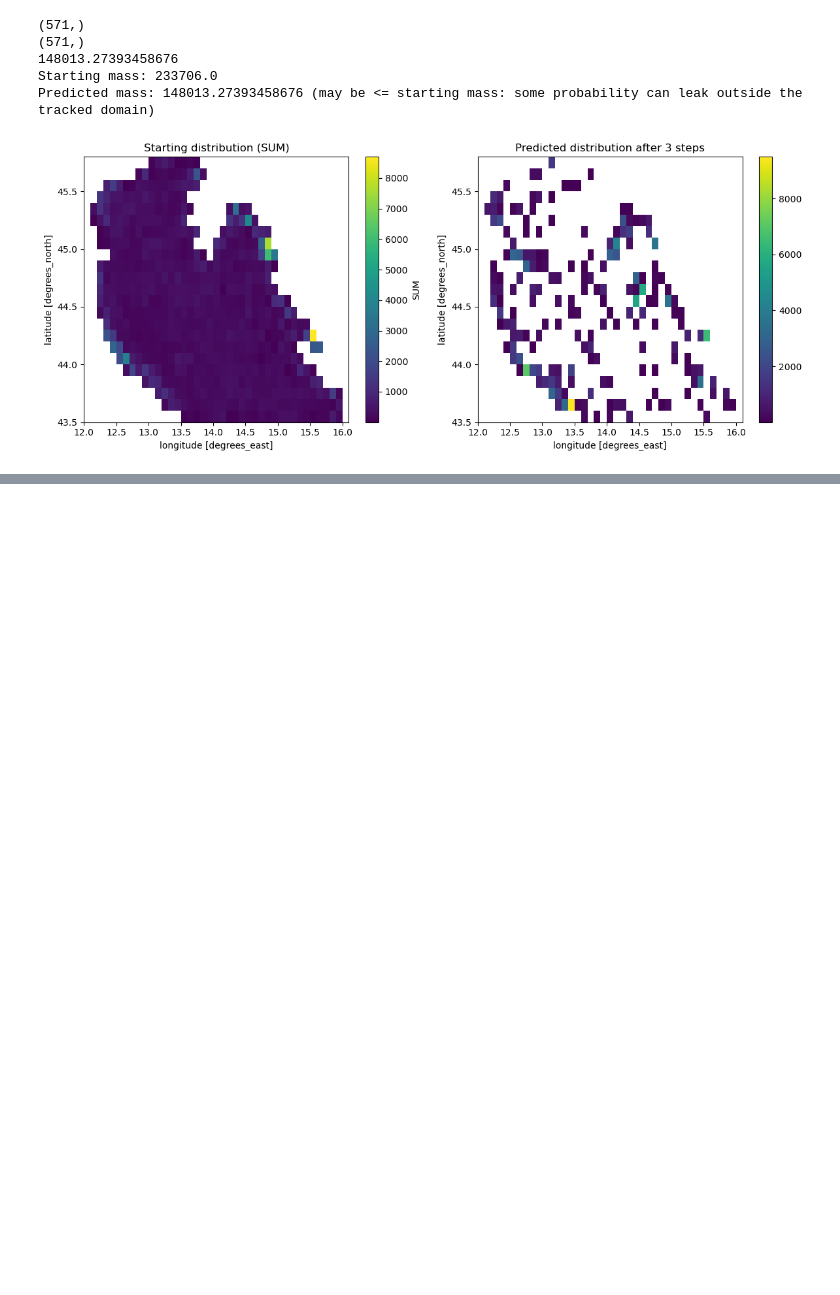
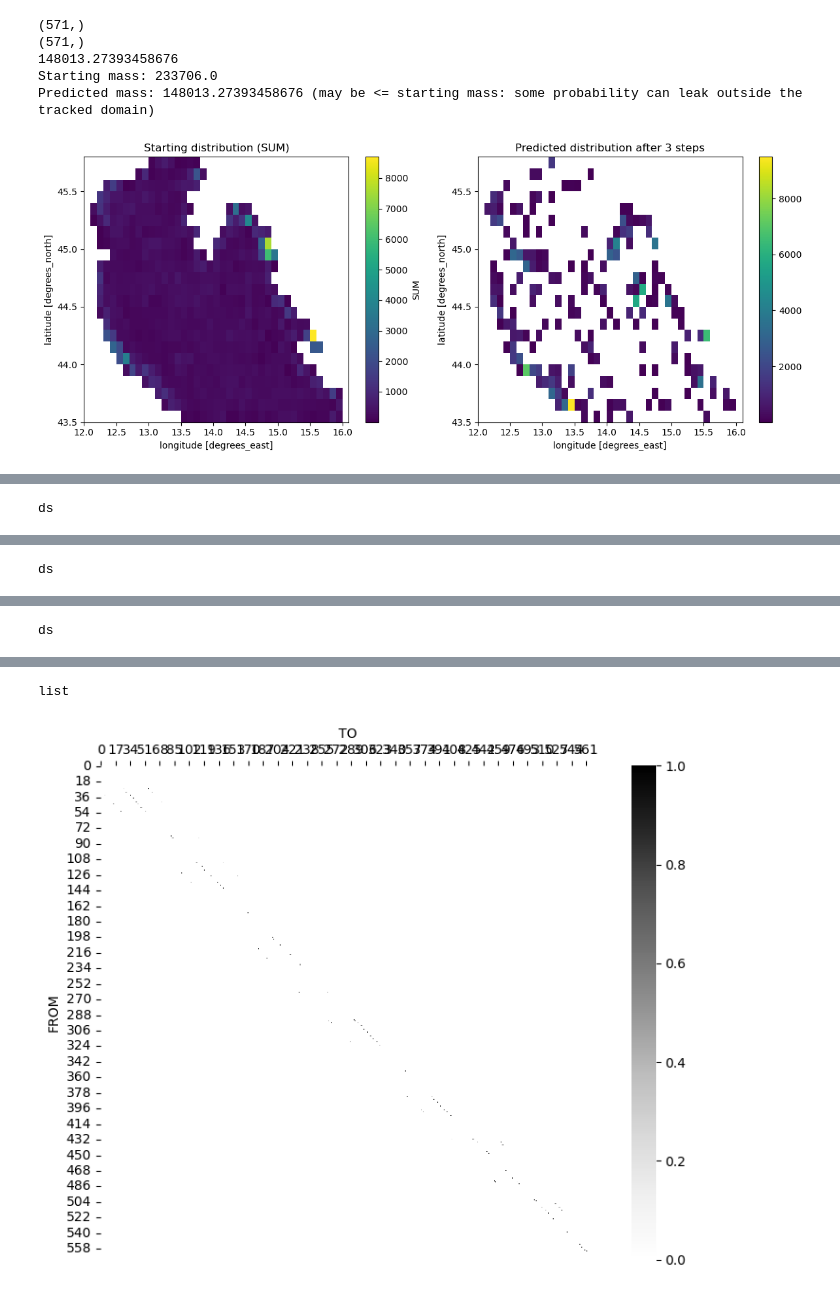
Before and after one commit to CNR-ISMAR/pmar, a Jupyter notebook: examples/pmar_demo.ipynb, the cells around one changed output, grey strips where cells are left out. Cells and saved outputs as stored; diff of their text form; code cells hidden in the pictures; blank space fills up the shorter version.

```diff
--- a/examples/pmar_demo.ipynb
+++ b/examples/pmar_demo.ipynb
@@ -228,0 +425,4 @@ Predicted mass: 148013.27393458676 (may be <= starting mass: some probability ca
+# %%
+pm.get_cm(res=res, study_area=study_area, t0=0, t1=-1)
+pm.plot_cm()
+# %% [output]
@@ -228,0 +431 @@ Predicted mass: 148013.27393458676 (may be <= starting mass: some probability ca
+ds
@@ -228,0 +435 @@ Predicted mass: 148013.27393458676 (may be <= starting mass: some probability ca
+ds
@@ -228,0 +439 @@ Predicted mass: 148013.27393458676 (may be <= starting mass: some probability ca
+ds
@@ -229,3 +441,5 @@ Predicted mass: 148013.27393458676 (may be <= starting mass: some probability ca
+list
+[figure, added]
 # %% [markdown]
 ## Where to go next
 
```
Also changed, not shown: parts of 19 cells of this notebook, 2 other files.
